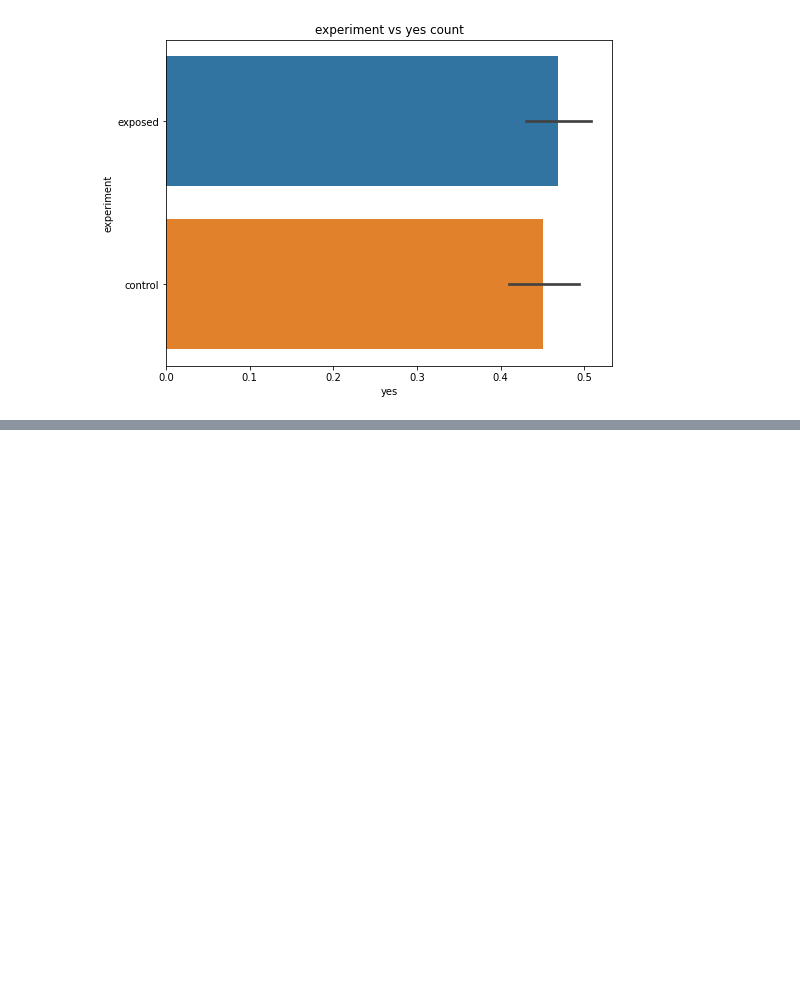
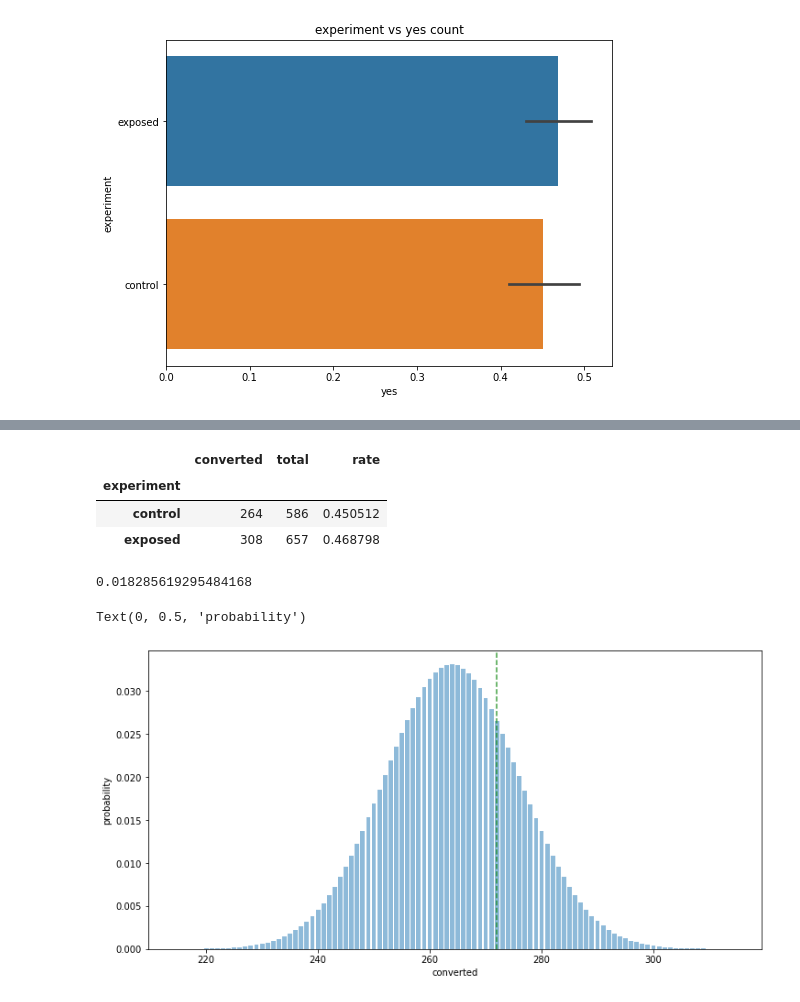
Before and after one commit to miz-ab/10xac_week_two_challenge, a Jupyter notebook: notebooks/Smart_Ad_.ipynb, the cells around one changed output, grey strips where cells are left out. Drawn from its saved outputs; the diff is of its cells as text; code cells hidden in the pictures; blank space fills up the shorter version.

```diff
--- a/notebooks/Smart_Ad_.ipynb
+++ b/notebooks/Smart_Ad_.ipynb
@@ -121,3 +121,13 @@ plt.title("experiment vs yes count")
 bar_plot('experiment')
 # %% [output]
 [figure]
+# %%
+#Part 2: Classical A/B testing
+
+#Let's carry out classical A/B testing by calculating p-vale using statistical tests
+
+#subset of users with id and group only
+users = pd.DataFrame(data = responded[["auction_id", "experiment"]])
+#add a column for the response
+users["converted"] = responded.yes
+users.head(4)
@@ -123,0 +144,38 @@ bar_plot('experiment')
+# %%
+#pivot table to get the sum of converted users in each group
+summary = users.pivot_table(values='converted', index='experiment', aggfunc=np.sum)
+# add additional columns to the pivot table
+summary['total'] = users.pivot_table(values='converted', index='experiment', aggfunc=lambda x: len(x))
+summary['rate'] = users.pivot_table(values='converted', index='experiment')
+summary
+# %% [output]
+|  | converted | total | rate |
+| experiment |  |  |  |
+| control | 264 | 586 | 0.450512 |
+| exposed | 308 | 657 | 0.468798 |
+# %%
+control_converted = summary['converted'][0]
+control_total = summary['total'][0]
+control_rate = summary['rate'][0]
+
+exposed_converted = summary['converted'][1]
+exposed_total = summary['total'][1]
+exposed_rate = summary['rate'][1]
+
+rate_difference = exposed_rate-control_rate
+rate_difference
+# %% [output]
+0.018285619295484168
+# %%
+
+fig, ax = plt.subplots(figsize=(12,6))
+x = np.linspace(summary.iloc[0,0]-49, summary.iloc[0,0]+50, 100)
+y = scs.binom(control_total, control_rate).pmf(x)
+ax.bar(x, y, alpha=0.5)
+ax.axvline(x=exposed_rate*580 , c='green', alpha=0.75, linestyle='--')
+#ax.axvline(x=exposed_rate*A_total, c='blue', alpha=0.75, linestyle='--')
+plt.xlabel('converted')
+plt.ylabel('probability')
+# %% [output]
+Text(0, 0.5, 'probability')
+[figure, added]
```
Also changed, not shown: parts of 2 cells of this notebook.
